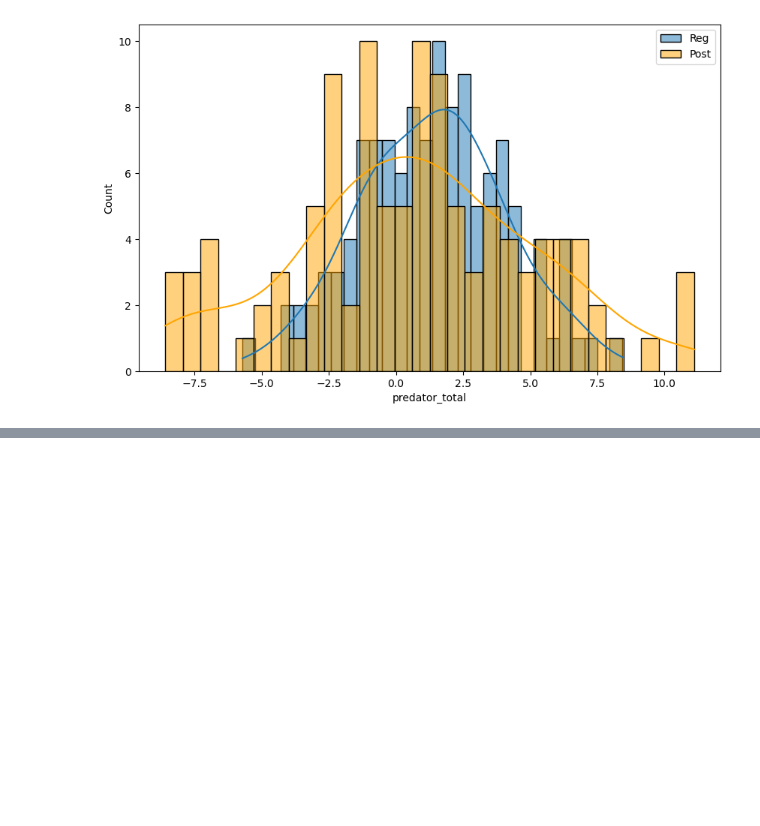
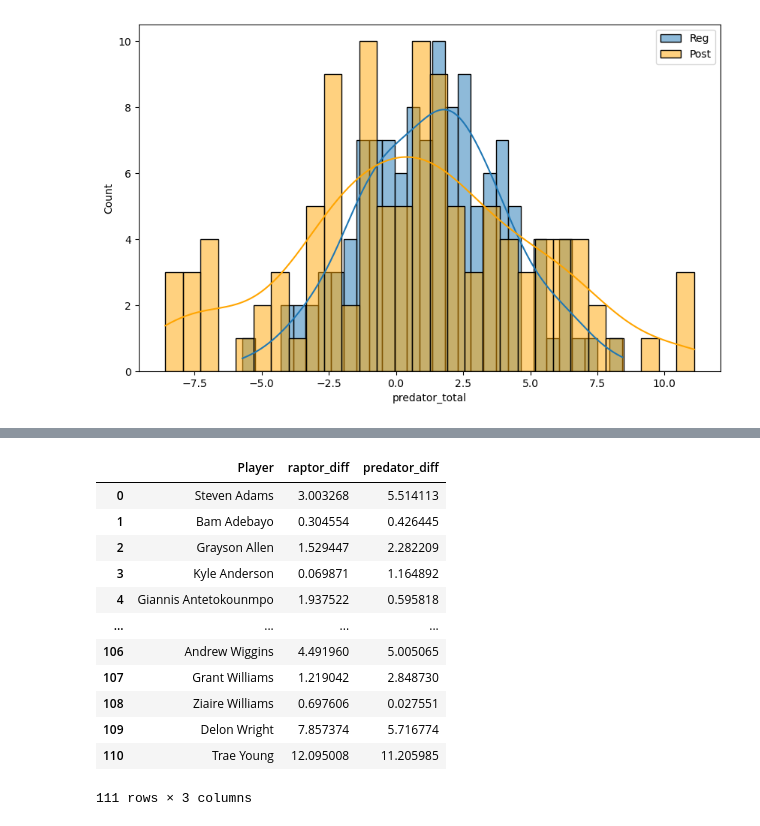
Before and after one commit to samthemanwise/Stat386Project, a Jupyter notebook: playground.ipynb, the cells around one changed output, grey strips where cells are left out. Drawn from its saved outputs; the diff is of its cells as text; code cells hidden in the pictures; blank space fills up the shorter version.

```diff
--- a/playground.ipynb
+++ b/playground.ipynb
@@ -172,0 +142,26 @@ final_result[final_result['raptor_total']==-9.556694834471037]
+# %%
+# gettitng differences in metriucs
+# Merge the regular season and post-season DataFrames on the player column
+master_df = pd.merge(final_result_reg, final_result_post, on='Player', suffixes=('_reg', '_post'))
+
+# Calculate the differences for each metric
+master_df['raptor_diff'] = abs(master_df['raptor_total_reg'] - master_df['raptor_total_post'])
+master_df['predator_diff'] = abs(master_df['predator_total_reg'] - master_df['predator_total_post'])
+
+# If needed, you can select only the relevant columns in the master DataFrame
+master_df = master_df[['Player', 'raptor_diff', 'predator_diff']]
+master_df
+# %% [output]
+|  | Player | raptor_diff | predator_diff |
+| 0 | Steven Adams | 3.003268 | 5.514113 |
+| 1 | Bam Adebayo | 0.304554 | 0.426445 |
+| 2 | Grayson Allen | 1.529447 | 2.282209 |
+| 3 | Kyle Anderson | 0.069871 | 1.164892 |
+| 4 | Giannis Antetokounmpo | 1.937522 | 0.595818 |
+| ... | ... | ... | ... |
+| 106 | Andrew Wiggins | 4.491960 | 5.005065 |
+| 107 | Grant Williams | 1.219042 | 2.848730 |
+| 108 | Ziaire Williams | 0.697606 | 0.027551 |
+| 109 | Delon Wright | 7.857374 | 5.716774 |
+| 110 | Trae Young | 12.095008 | 11.205985 |
+111 rows × 3 columns
```
Also changed, not shown: parts of 4 cells of this notebook.
